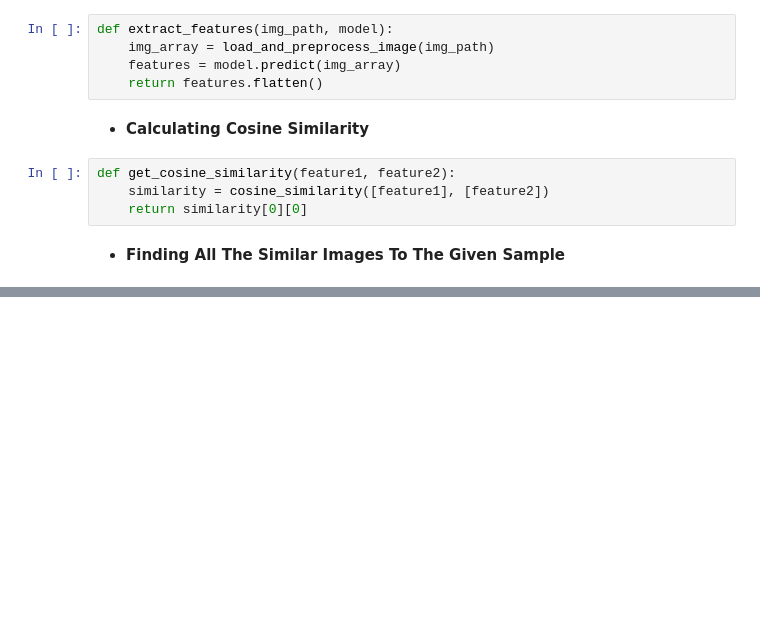
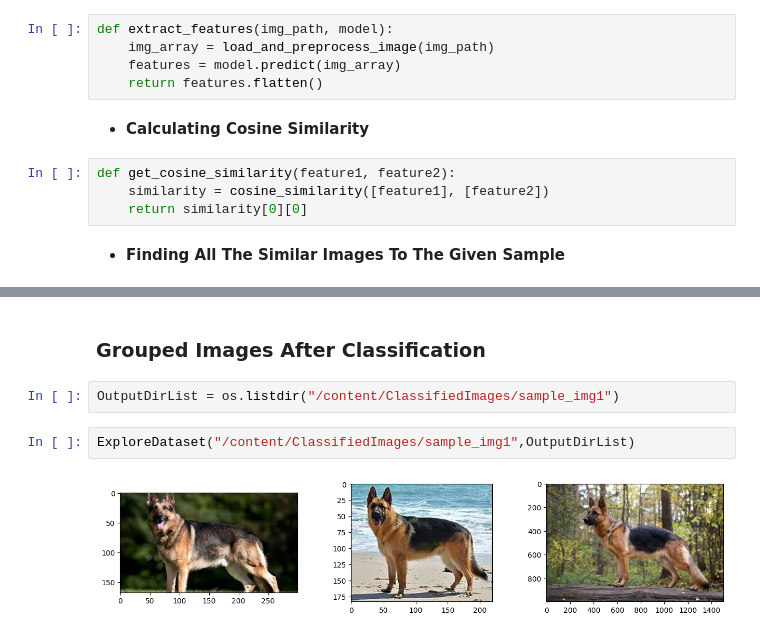
Before and after one commit to vivek09thakur/ML-Image-Classification, a Jupyter notebook: Colab Notebook/Image_Classification_Machine_Learning.ipynb, the cells around one changed output, grey strips where cells are left out. Cells and saved outputs as stored; diff of their text form; blank space fills up the shorter version.

```diff
--- a/Colab Notebook/Image_Classification_Machine_Learning.ipynb
+++ b/Colab Notebook/Image_Classification_Machine_Learning.ipynb
@@ -131,0 +166,8 @@ Similarity: 0.61)
+# %% [markdown]
+### **Grouped Images After Classification**
+# %%
+OutputDirList = os.listdir("/content/ClassifiedImages/sample_img1")
+# %%
+ExploreDataset("/content/ClassifiedImages/sample_img1",OutputDirList)
+# %% [output]
+[figure, added]
```
Also changed, not shown: parts of 17 cells of this notebook.
